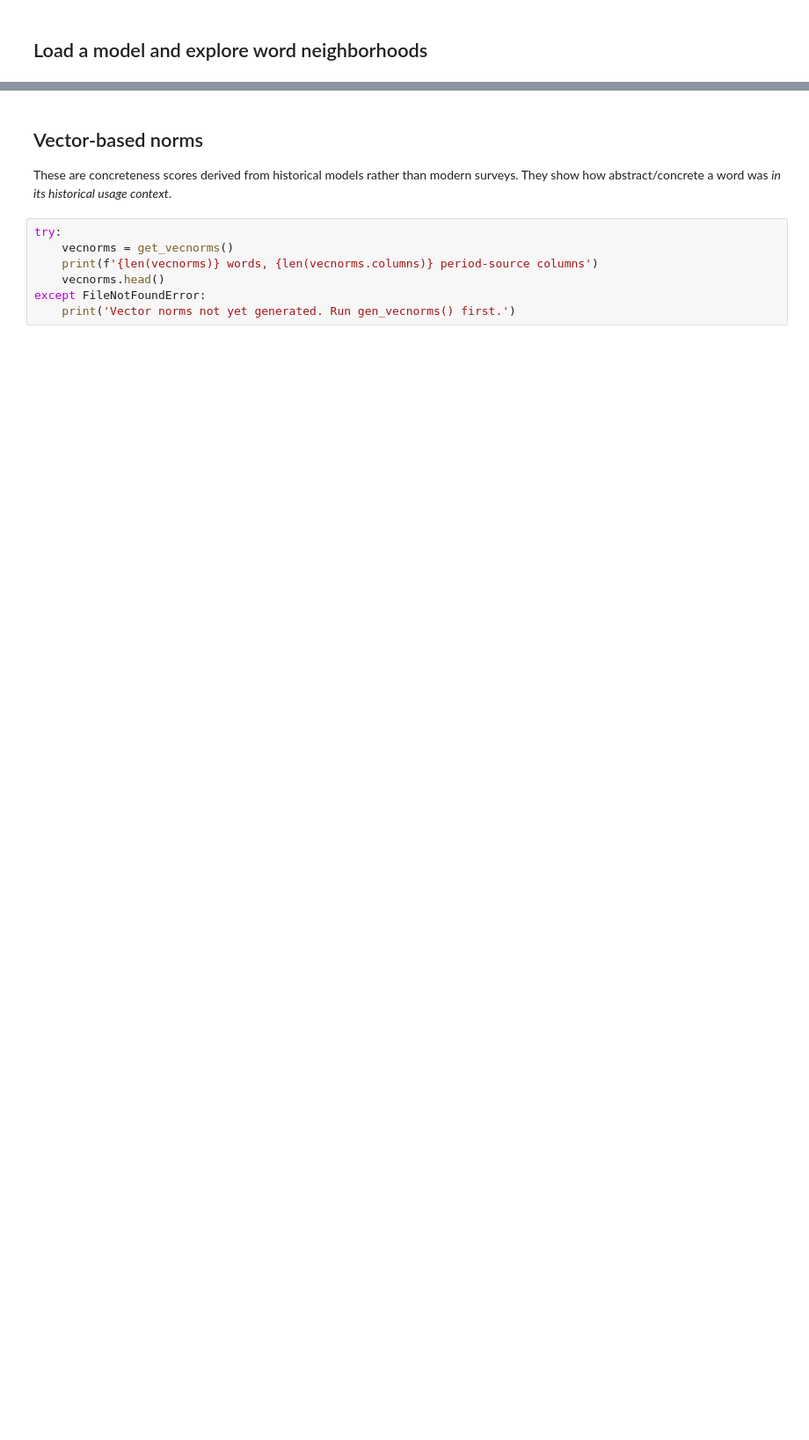
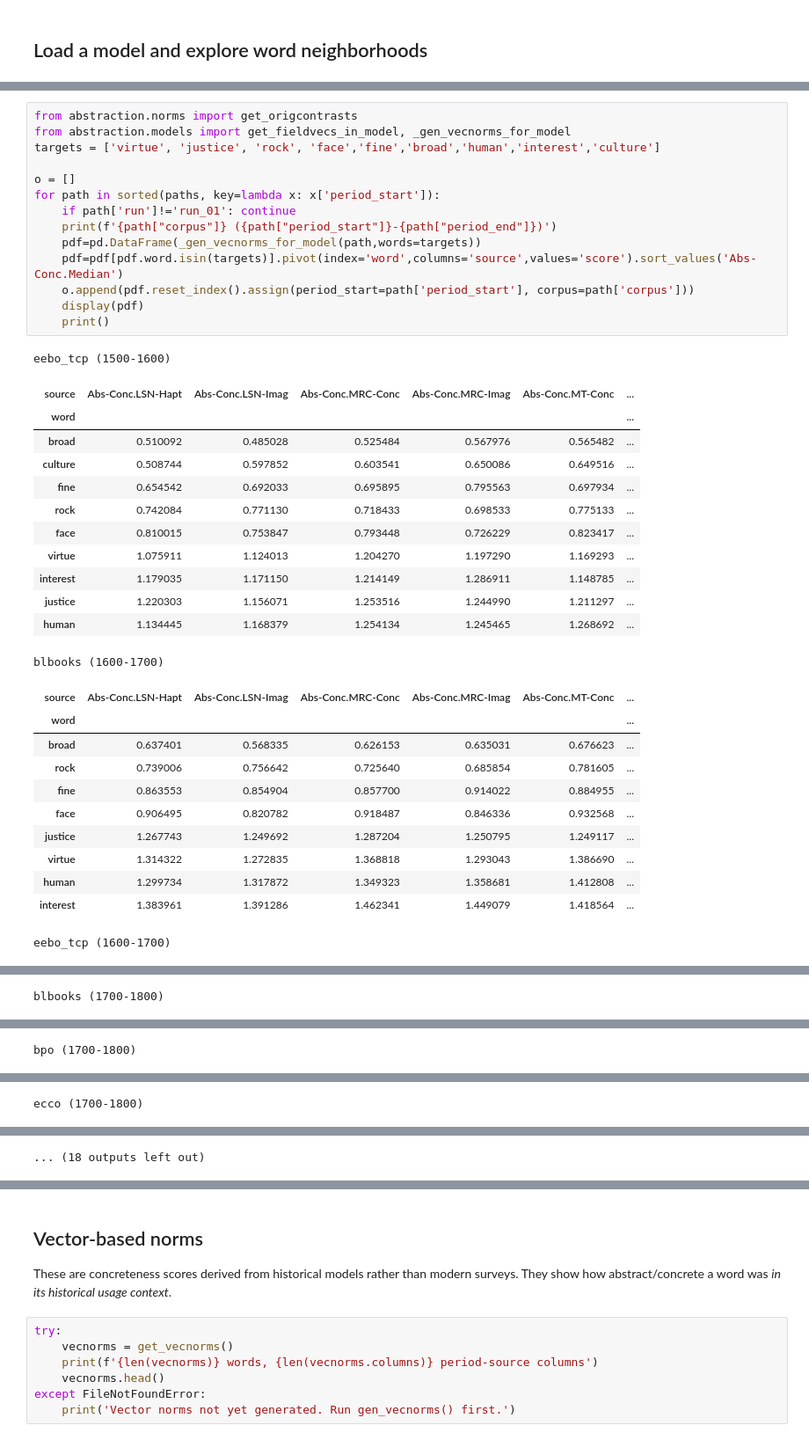
Before and after one commit to quadrismegistus/abstraction, a Jupyter notebook: notebooks/05-models.ipynb, the cells around one changed output, grey strips where cells are left out. Shown at 88% size. Drawn from its saved outputs; the diff is of its cells as text; blank space fills up the shorter version.

```diff
--- a/notebooks/05-models.ipynb
+++ b/notebooks/05-models.ipynb
@@ -34,0 +144,39 @@ if paths:
+# %%
+from abstraction.norms import get_origcontrasts
+from abstraction.models import get_fieldvecs_in_model, _gen_vecnorms_for_model
+targets = ['virtue', 'justice', 'rock', 'face','fine','broad','human','interest','culture']
+
+o = []
+for path in sorted(paths, key=lambda x: x['period_start']):
+    if path['run']!='run_01': continue
+    print(f'{path["corpus"]} ({path["period_start"]}-{path["period_end"]})')
+    pdf=pd.DataFrame(_gen_vecnorms_for_model(path,words=targets))
+    pdf=pdf[pdf.word.isin(targets)].pivot(index='word',columns='source',values='score').sort_values('Abs-Conc.Median')
+    o.append(pdf.reset_index().assign(period_start=path['period_start'], corpus=path['corpus']))
+    display(pdf)
+    print()
+# %% [output]
+eebo_tcp (1500-1600)
+| source | Abs-Conc.LSN-Hapt | Abs-Conc.LSN-Imag | Abs-Conc.MRC-Conc | Abs-Conc.MRC-Imag | Abs-Conc.MT-Conc | ... |
+| word |  |  |  |  |  | ... |
+| broad | 0.510092 | 0.485028 | 0.525484 | 0.567976 | 0.565482 | ... |
+| culture | 0.508744 | 0.597852 | 0.603541 | 0.650086 | 0.649516 | ... |
+| fine | 0.654542 | 0.692033 | 0.695895 | 0.795563 | 0.697934 | ... |
+| rock | 0.742084 | 0.771130 | 0.718433 | 0.698533 | 0.775133 | ... |
+| face | 0.810015 | 0.753847 | 0.793448 | 0.726229 | 0.823417 | ... |
+| virtue | 1.075911 | 1.124013 | 1.204270 | 1.197290 | 1.169293 | ... |
+| interest | 1.179035 | 1.171150 | 1.214149 | 1.286911 | 1.148785 | ... |
+| justice | 1.220303 | 1.156071 | 1.253516 | 1.244990 | 1.211297 | ... |
+| human | 1.134445 | 1.168379 | 1.254134 | 1.245465 | 1.268692 | ... |
+blbooks (1600-1700)
+| source | Abs-Conc.LSN-Hapt | Abs-Conc.LSN-Imag | Abs-Conc.MRC-Conc | Abs-Conc.MRC-Imag | Abs-Conc.MT-Conc | ... |
+| word |  |  |  |  |  | ... |
+| broad | 0.637401 | 0.568335 | 0.626153 | 0.635031 | 0.676623 | ... |
+| rock | 0.739006 | 0.756642 | 0.725640 | 0.685854 | 0.781605 | ... |
+| fine | 0.863553 | 0.854904 | 0.857700 | 0.914022 | 0.884955 | ... |
+| face | 0.906495 | 0.820782 | 0.918487 | 0.846336 | 0.932568 | ... |
+| justice | 1.267743 | 1.249692 | 1.287204 | 1.250795 | 1.249117 | ... |
+| virtue | 1.314322 | 1.272835 | 1.368818 | 1.293043 | 1.386690 | ... |
+| human | 1.299734 | 1.317872 | 1.349323 | 1.358681 | 1.412808 | ... |
+| interest | 1.383961 | 1.391286 | 1.462341 | 1.449079 | 1.418564 | ... |
+eebo_tcp (1600-1700)
@@ -34,0 +194 @@ if paths:
+blbooks (1700-1800)
@@ -34,0 +206 @@ if paths:
+bpo (1700-1800)
@@ -34,0 +218 @@ if paths:
+ecco (1700-1800)
@@ -34,0 +230 @@ if paths:
+... (18 outputs left out)
```
Also changed, not shown: parts of 10 cells of this notebook, 2 other files.
